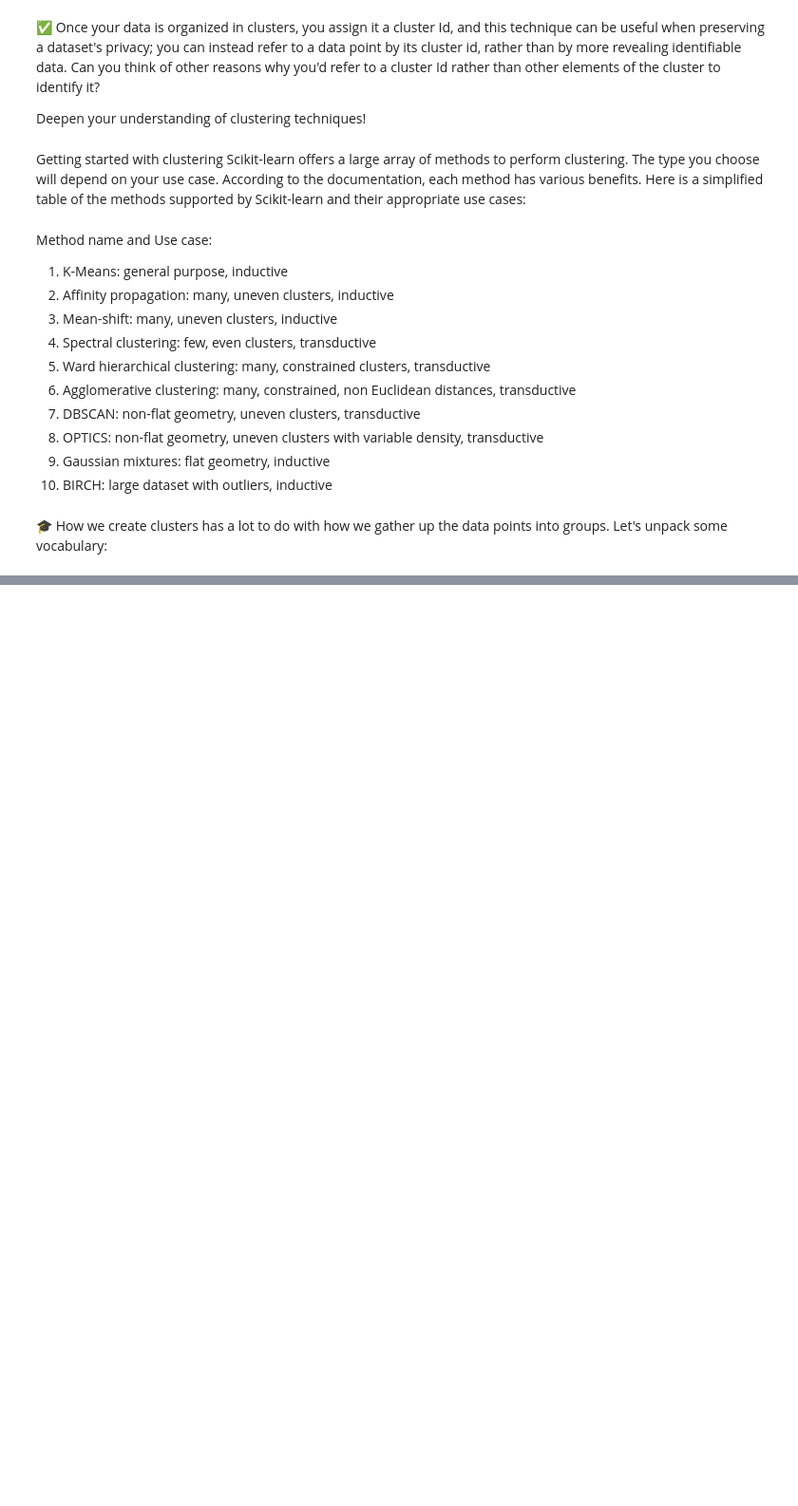
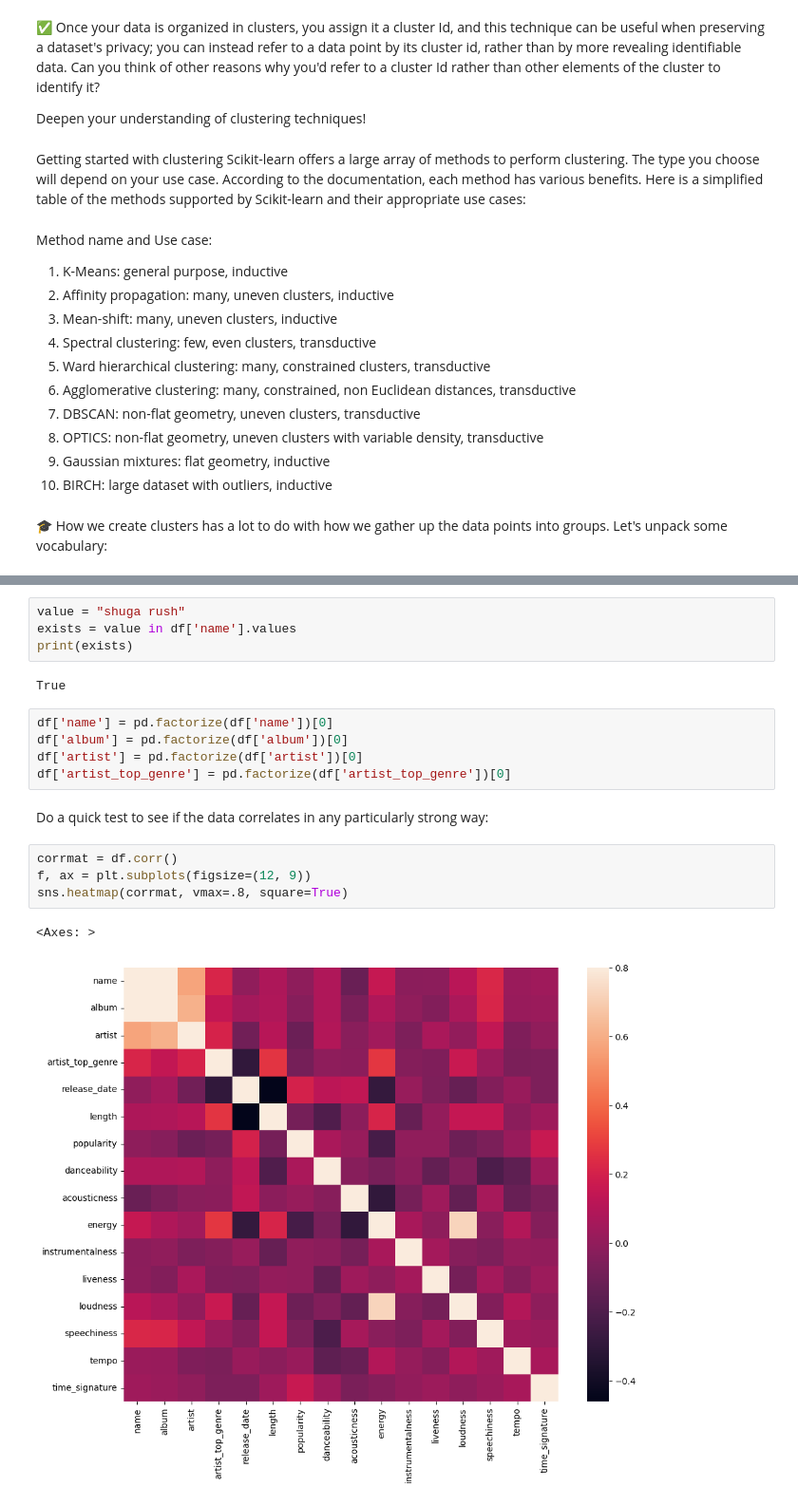
Before and after one commit to khalidassalafy/ArewaDS-Machine-Learning-Assignments, a Jupyter notebook: Week_06/lesson_01.ipynb, the cells around one changed output, grey strips where cells are left out. Shown: that part at 95% size. Cells and saved outputs as stored; diff of their text form; blank space fills up the shorter version.

```diff
--- a/Week_06/lesson_01.ipynb
+++ b/Week_06/lesson_01.ipynb
@@ -38,0 +213,20 @@ Method name and	Use case:
+# %%
+value = "shuga rush"
+exists = value in df['name'].values
+print(exists)
+# %% [output]
+True
+# %%
+df['name'] = pd.factorize(df['name'])[0]
+df['album'] = pd.factorize(df['album'])[0]
+df['artist'] = pd.factorize(df['artist'])[0]
+df['artist_top_genre'] = pd.factorize(df['artist_top_genre'])[0]
+# %% [markdown]
+Do a quick test to see if the data correlates in any particularly strong way:
+# %%
+corrmat = df.corr()
+f, ax = plt.subplots(figsize=(12, 9))
+sns.heatmap(corrmat, vmax=.8, square=True)
+# %% [output]
+<Axes: >
+[figure, added]
```
Also changed, not shown: parts of 33 cells of this notebook, 1 other file.
